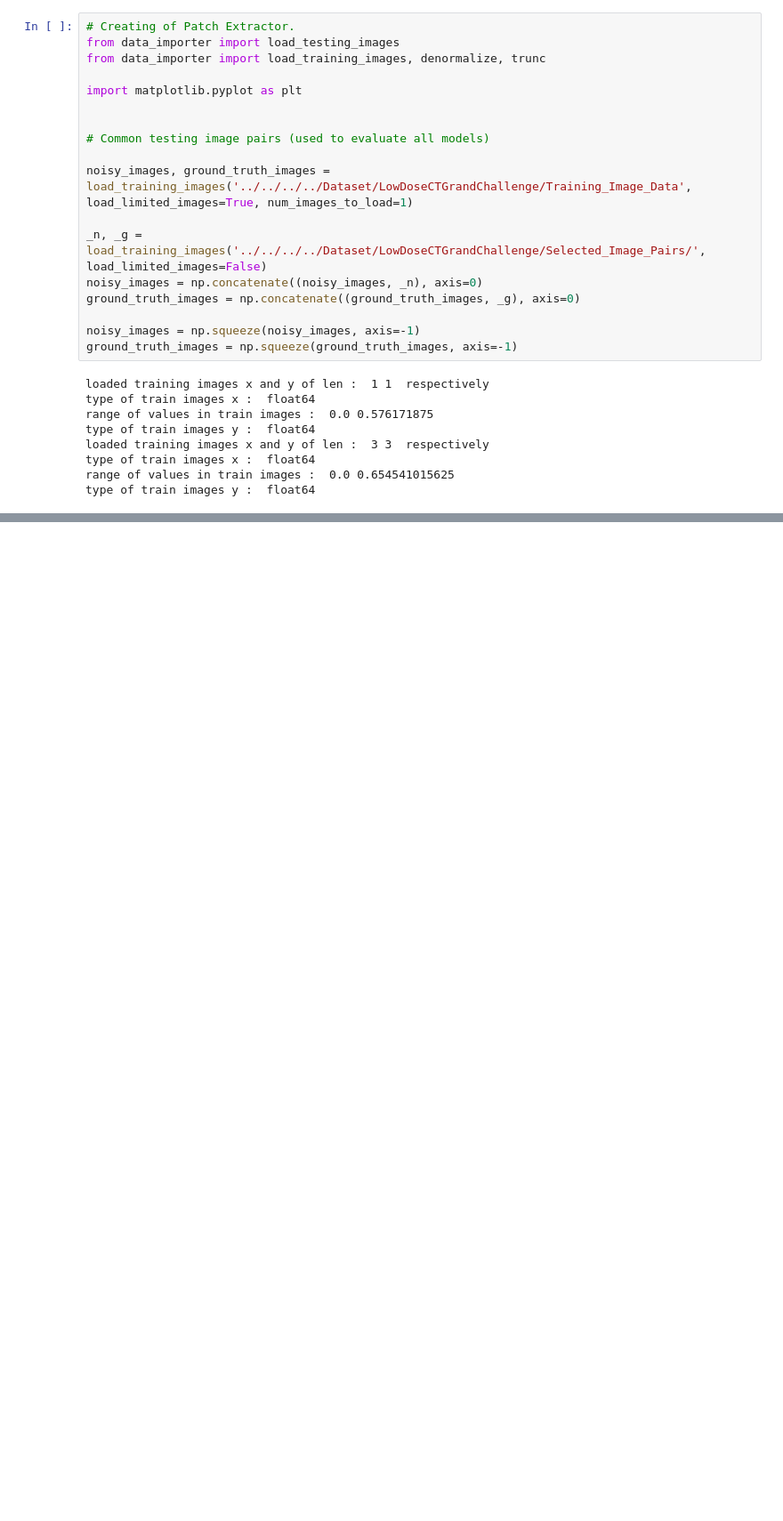
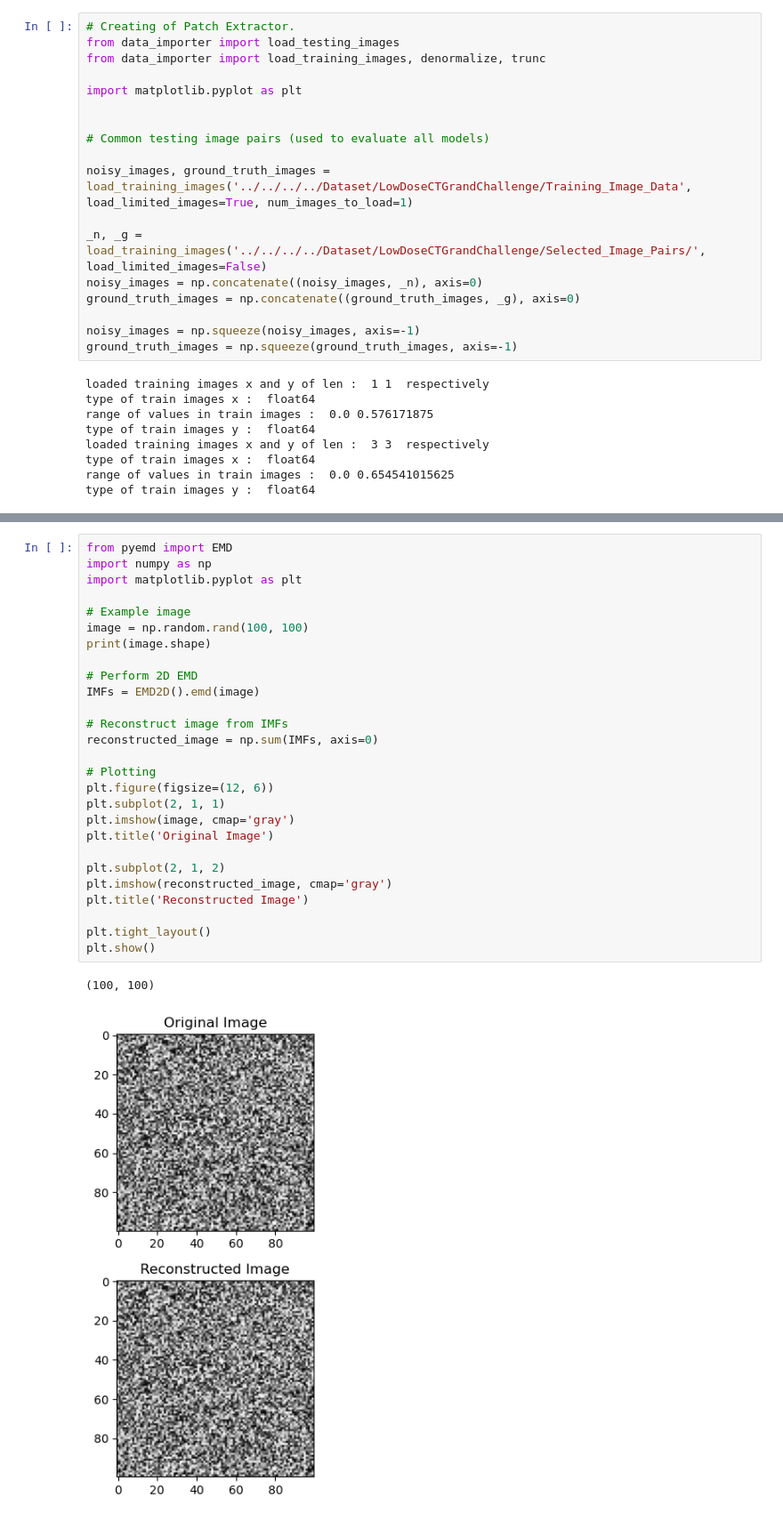
Before and after one commit to rtarun9/image-denoising-experiments, a Jupyter notebook: src/wavelet-analysis/emd.ipynb, the cells around one changed output, grey strips where cells are left out. Shown at 89% size. Drawn from its saved outputs; the diff is of its cells as text; blank space fills up the shorter version.

```diff
--- a/src/wavelet-analysis/emd.ipynb
+++ b/src/wavelet-analysis/emd.ipynb
@@ -107,0 +144,30 @@ Plotting results...
+# %%
+from pyemd import EMD
+import numpy as np
+import matplotlib.pyplot as plt
+
+# Example image
+image = np.random.rand(100, 100)
+print(image.shape)
+
+# Perform 2D EMD
+IMFs = EMD2D().emd(image)
+
+# Reconstruct image from IMFs
+reconstructed_image = np.sum(IMFs, axis=0)
+
+# Plotting
+plt.figure(figsize=(12, 6))
+plt.subplot(2, 1, 1)
+plt.imshow(image, cmap='gray')
+plt.title('Original Image')
+
+plt.subplot(2, 1, 2)
+plt.imshow(reconstructed_image, cmap='gray')
+plt.title('Reconstructed Image')
+
+plt.tight_layout()
+plt.show()
+# %% [output]
+(100, 100)
+[figure, added]
```
Also changed, not shown: parts of 4 cells of this notebook.
